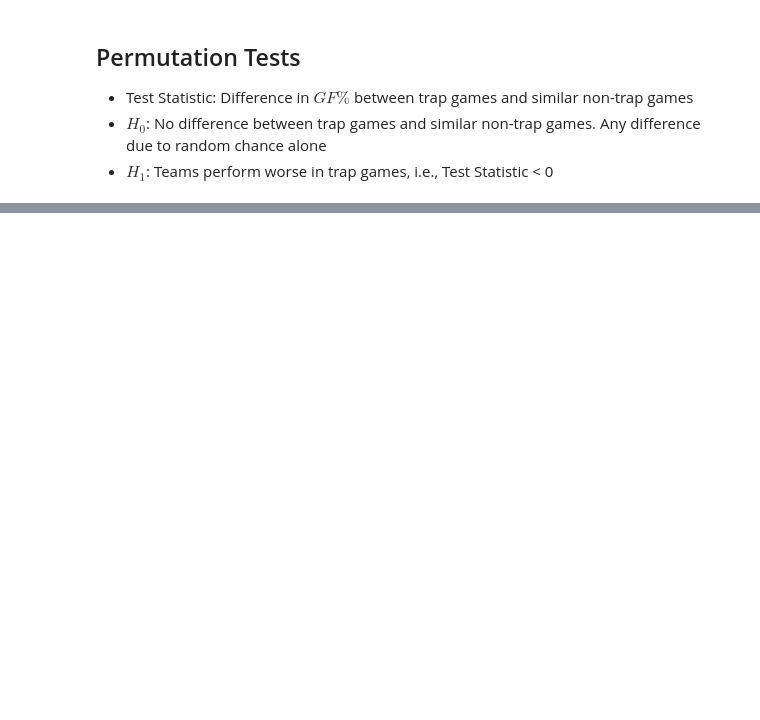
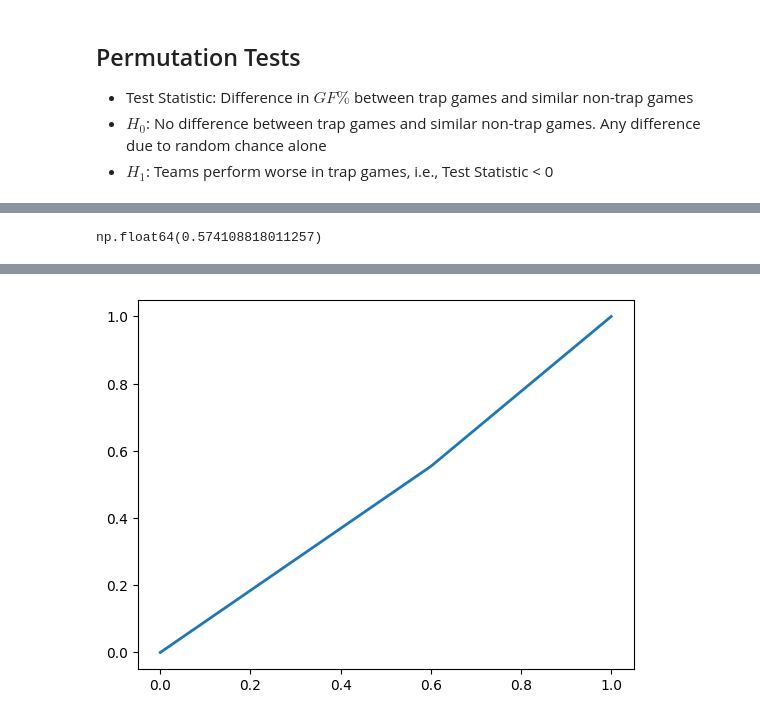
Before and after one commit to hLuo27/projects, a Jupyter notebook: notebooks/2025-09-13 NHL Trap Games.ipynb, the cells around one changed output, grey strips where cells are left out. Saved outputs shown, nothing was run; the diff lists cells and outputs as text; code cells hidden in the pictures; blank space fills up the shorter version.

Commit message:
feat: multivariate modelling

```diff
--- a/notebooks/2025-09-13 NHL Trap Games.ipynb
+++ b/notebooks/2025-09-13 NHL Trap Games.ipynb
@@ -396,0 +466,7 @@ df_pvals.head(5)
+# %%
+non_modelling_cols = ['Dependent Variable', 'Season']
+numeric_cols = list(set(df_model_input.select_dtypes("number").columns) - set(non_modelling_cols))
+utils.logger.info(f"Numerical cols: {numeric_cols}")
+
+categorical_cols = list(set(df_model_input.columns) - set(non_modelling_cols) - set(numeric_cols))
+utils.logger.info(f"Categorical cols: {categorical_cols}")
@@ -396,0 +508,12 @@ df_pvals.head(5)
+# %%
+# Split by year to avoid time leakage
+train_val_threshold = 2024
+
+X_train = df_features.loc[df_features['Season'] < train_val_threshold].drop(non_modelling_cols, axis=1)
+y_train = df_features.loc[df_features['Season'] < train_val_threshold, 'Dependent Variable']
+
+X_val = df_features.loc[df_features['Season'] >= train_val_threshold].drop(non_modelling_cols, axis=1)
+y_val = df_features.loc[df_features['Season'] >= train_val_threshold, 'Dependent Variable']
+
+pct_train = 100*X_train.shape[0] / (X_train.shape[0] + X_val.shape[0])
+utils.logger.info(f"Split train/validation set based on threshold season {train_val_threshold} to get split of {round(pct_train)}-{round(100-pct_train)}")
@@ -396,0 +522,22 @@ df_pvals.head(5)
+# %%
+# Relatively even class distribution
+df_features['Dependent Variable'].mean()
+# %% [output]
+np.float64(0.574108818011257)
+# %%
+df_auc_all = []
+# %%
+# Baseline
+
+baseline = DummyClassifier(strategy='stratified', random_state=42)  # predicts according to class distribution
+baseline.fit(X_train, y_train)
+y_pred_baseline = baseline.predict_proba(X_val)[:,1]
+
+auc = roc_auc_score(y_val, y_pred_baseline)
+df_auc_all += [pd.DataFrame({'Model': ['Baseline'], 'AUC': [auc]})]
+utils.logger.info(f"[VALIDATION] Baseline AUC: {auc}")
+
+fpr, tpr, _ = roc_curve(y_val, y_pred_baseline)
+plt.plot(fpr, tpr, lw=2, label='Baseline')
+plt.show()
+# %% [output]
@@ -396,0 +545 @@ df_pvals.head(5)
+[figure, added]
```
Also changed, not shown: parts of 28 cells of this notebook.
